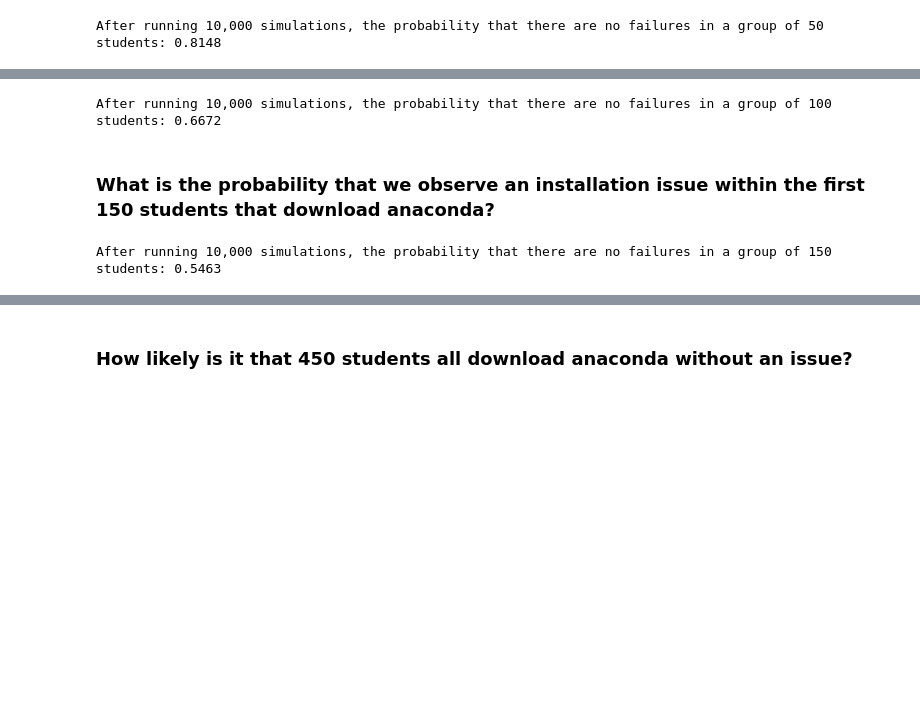
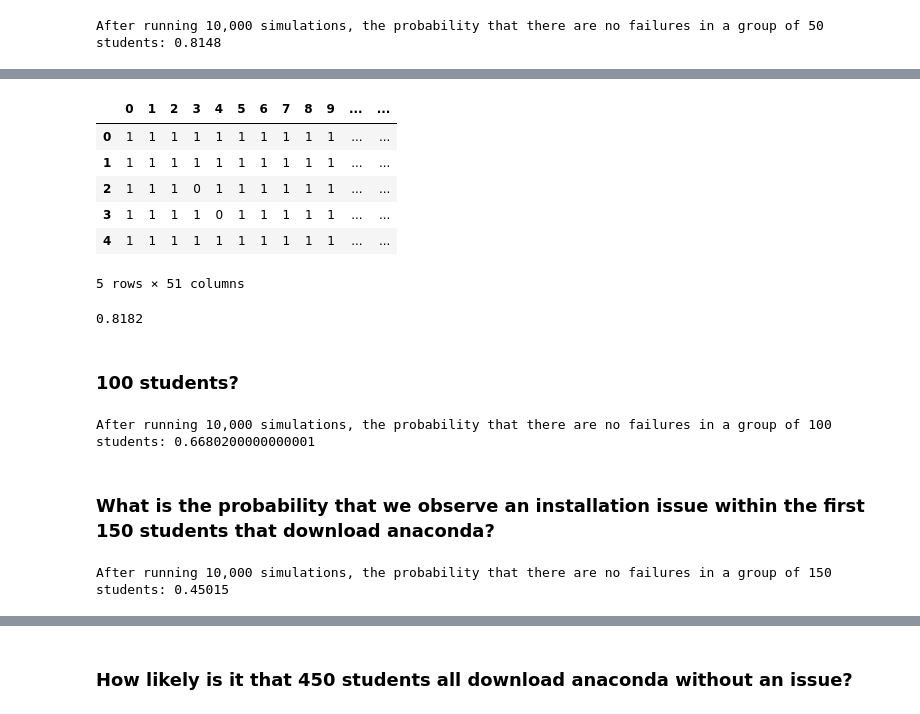
Before and after one commit to adam-gomez/statistics-exercises, a Jupyter notebook: simulation.ipynb, the cells around one changed output, grey strips where cells are left out. Saved outputs shown, nothing was run; the diff lists cells and outputs as text; code cells hidden in the pictures; blank space fills up the shorter version.

```diff
--- a/simulation.ipynb
+++ b/simulation.ipynb
@@ -172,16 +321,34 @@ After running 10,000 simulations, the probability that there are no failures in
+# %%
+# If the sum of all the successess (1) equals the number of students in the trial, then the trial was 100% success
+df['all_good'] = df.sum(axis=1) == students_per_trial
+df.head()
+# %% [output]
+|  | 0 | 1 | 2 | 3 | 4 | 5 | 6 | 7 | 8 | 9 | ... | ... |
+| 0 | 1 | 1 | 1 | 1 | 1 | 1 | 1 | 1 | 1 | 1 | ... | ... |
+| 1 | 1 | 1 | 1 | 1 | 1 | 1 | 1 | 1 | 1 | 1 | ... | ... |
+| 2 | 1 | 1 | 1 | 0 | 1 | 1 | 1 | 1 | 1 | 1 | ... | ... |
+| 3 | 1 | 1 | 1 | 1 | 0 | 1 | 1 | 1 | 1 | 1 | ... | ... |
+| 4 | 1 | 1 | 1 | 1 | 1 | 1 | 1 | 1 | 1 | 1 | ... | ... |
+5 rows × 51 columns
+# %%
+df.all_good.mean()
+# %% [output]
+0.8182
+# %% [markdown]
+### 100 students?
 # %%
 n_students = 100
 installs = np.random.random((n_trials,n_students))
-install_failure = installs < 0.004
+install_failure = installs < p_fail
 print(f"After running 10,000 simulations, the probability that there are no failures in a group of 100 students: {1-(install_failure.sum(axis=1)>=1).mean()}")
 # %% [output]
-After running 10,000 simulations, the probability that there are no failures in a group of 100 students: 0.6672
+After running 10,000 simulations, the probability that there are no failures in a group of 100 students: 0.6680200000000001
 # %% [markdown]
 ### What is the probability that we observe an installation issue within the first 150 students that download anaconda?
 # %%
 n_students = 150
 installs = np.random.random((n_trials,n_students))
-install_failure = installs < 0.004
-print(f"After running 10,000 simulations, the probability that there are no failures in a group of 150 students: {1-(install_failure.sum(axis=1)>=1).mean()}")
+install_failure = installs < p_fail
+print(f"After running 10,000 simulations, the probability that there are no failures in a group of 150 students: {(install_failure.sum(axis=1)>=1).mean()}")
 # %% [output]
-After running 10,000 simulations, the probability that there are no failures in a group of 150 students: 0.5463
+After running 10,000 simulations, the probability that there are no failures in a group of 150 students: 0.45015
```
Also changed, not shown: parts of 49 cells of this notebook.
